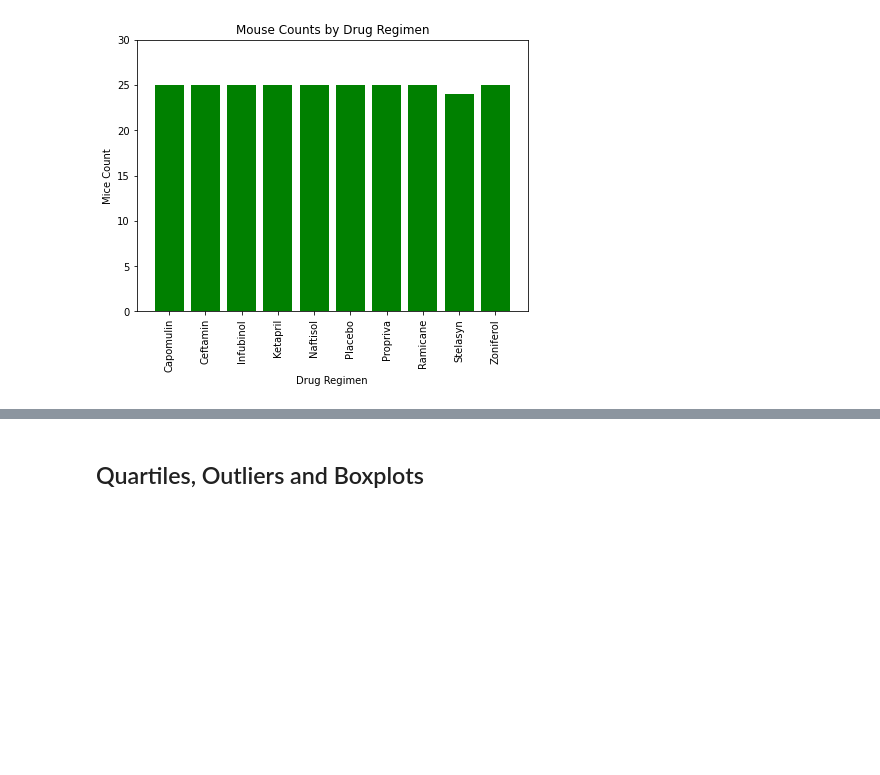
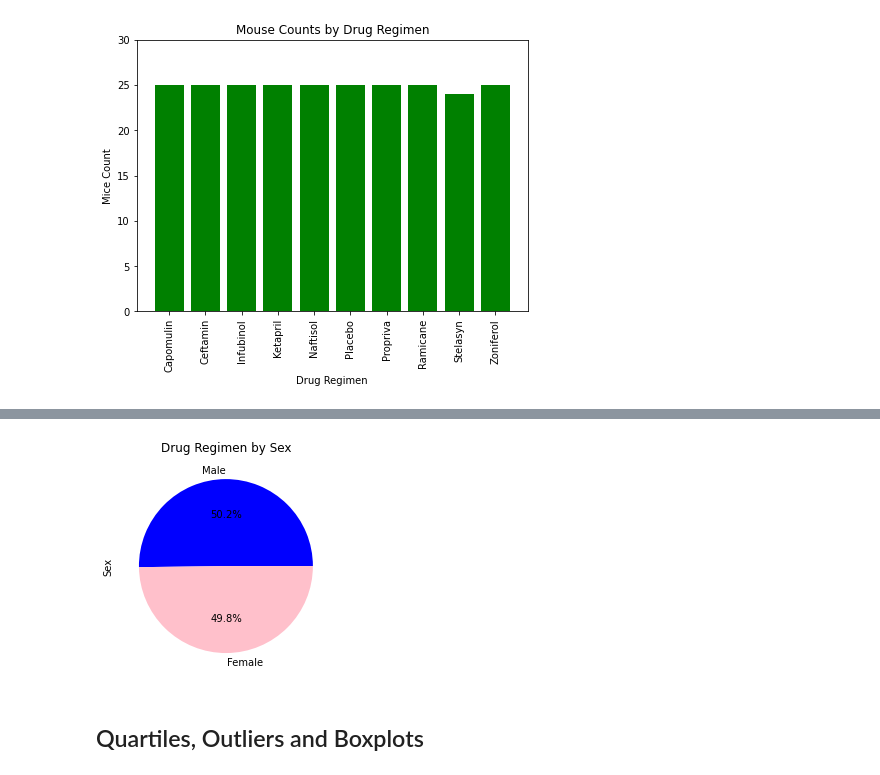
Before and after one commit to ClovisL/Analyzing-tumor-development, a Jupyter notebook: Pymaceuticals/pymaceuticals_starter.ipynb, the cells around one changed output, grey strips where cells are left out. Drawn from its saved outputs; the diff is of its cells as text; code cells hidden in the pictures; blank space fills up the shorter version.

```diff
--- a/Pymaceuticals/pymaceuticals_starter.ipynb
+++ b/Pymaceuticals/pymaceuticals_starter.ipynb
@@ -243,5 +244,12 @@ pie_plot = mice_by_sex_df.plot.pie(subplots=True)
 # %%
 # Generate a pie plot showing the distribution of female versus male mice using pyplot
+mice_by_sex_df = mice_by_sex_df.reset_index()
+plt.pie(mice_by_sex_df["Drug Regimen"], labels=mice_by_sex_df["Sex"], autopct="%1.1f%%", colors=["blue", "pink"])
+plt.ylabel("Sex")
+plt.title("Drug Regimen by Sex")
+plt.show()
+# %% [output]
+[figure, added]
 # %% [markdown]
 ## Quartiles, Outliers and Boxplots
 # %%
```
Also changed, not shown: parts of 1 cell of this notebook.
